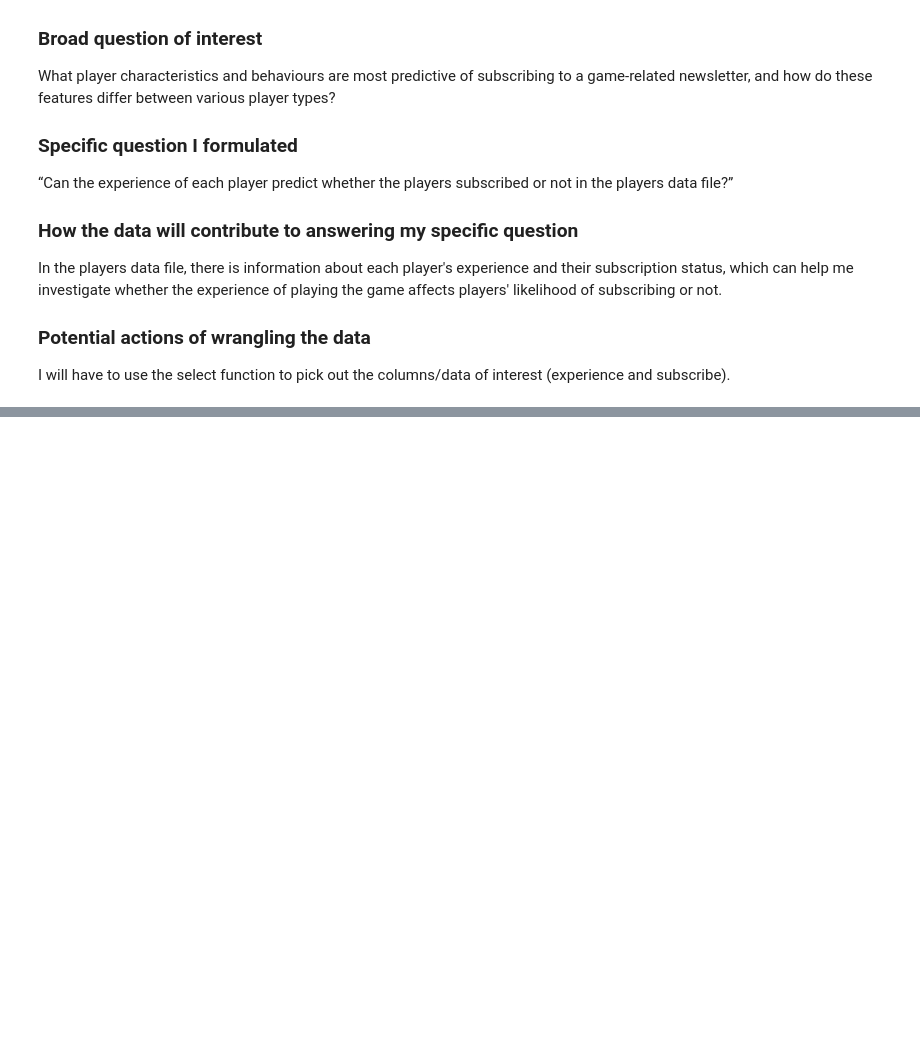
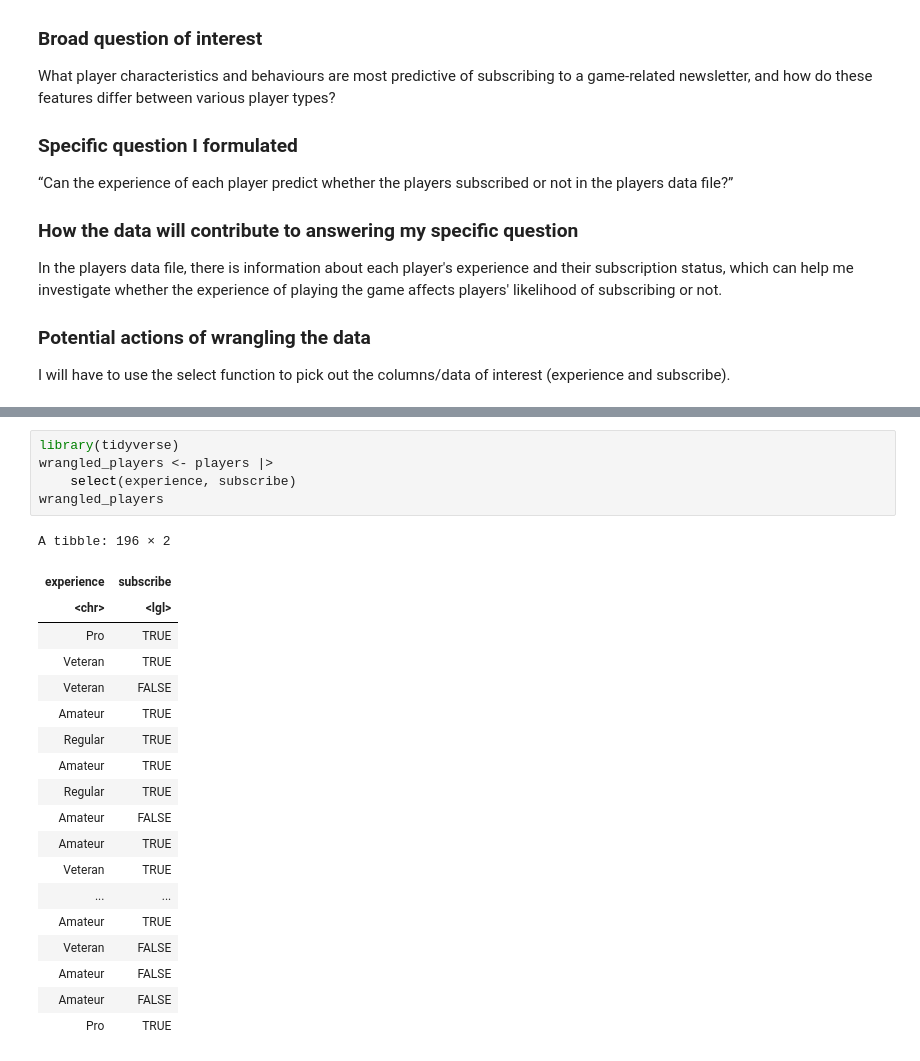
Before and after one commit to c-gracee/dsci100_individual_planning_project, a Jupyter notebook: individual_planning.ipynb, the cells around one changed output, grey strips where cells are left out. Saved outputs shown, nothing was run; the diff lists cells and outputs as text; blank space fills up the shorter version.

```diff
--- a/individual_planning.ipynb
+++ b/individual_planning.ipynb
@@ -124,0 +131,25 @@ I will have to use the select function to pick out the columns/data of interest
+# %%
+library(tidyverse)
+wrangled_players <- players |>
+    select(experience, subscribe)
+wrangled_players
+# %% [output]
+A tibble: 196 × 2
+| experience | subscribe |
+| <chr> | <lgl> |
+| Pro | TRUE |
+| Veteran | TRUE |
+| Veteran | FALSE |
+| Amateur | TRUE |
+| Regular | TRUE |
+| Amateur | TRUE |
+| Regular | TRUE |
+| Amateur | FALSE |
+| Amateur | TRUE |
+| Veteran | TRUE |
+| ... | ... |
+| Amateur | TRUE |
+| Veteran | FALSE |
+| Amateur | FALSE |
+| Amateur | FALSE |
+| Pro | TRUE |
```
Also changed, not shown: parts of 5 cells of this notebook.
